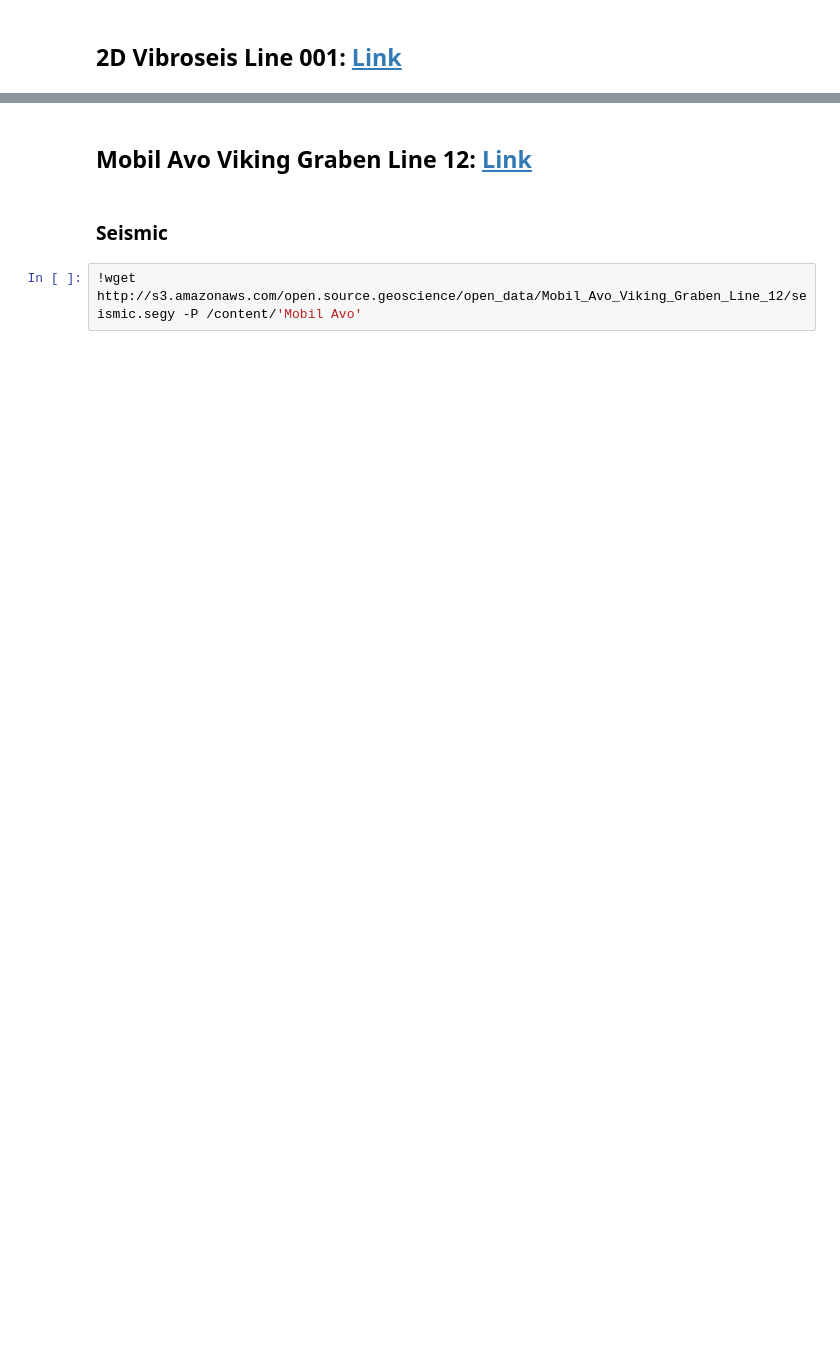
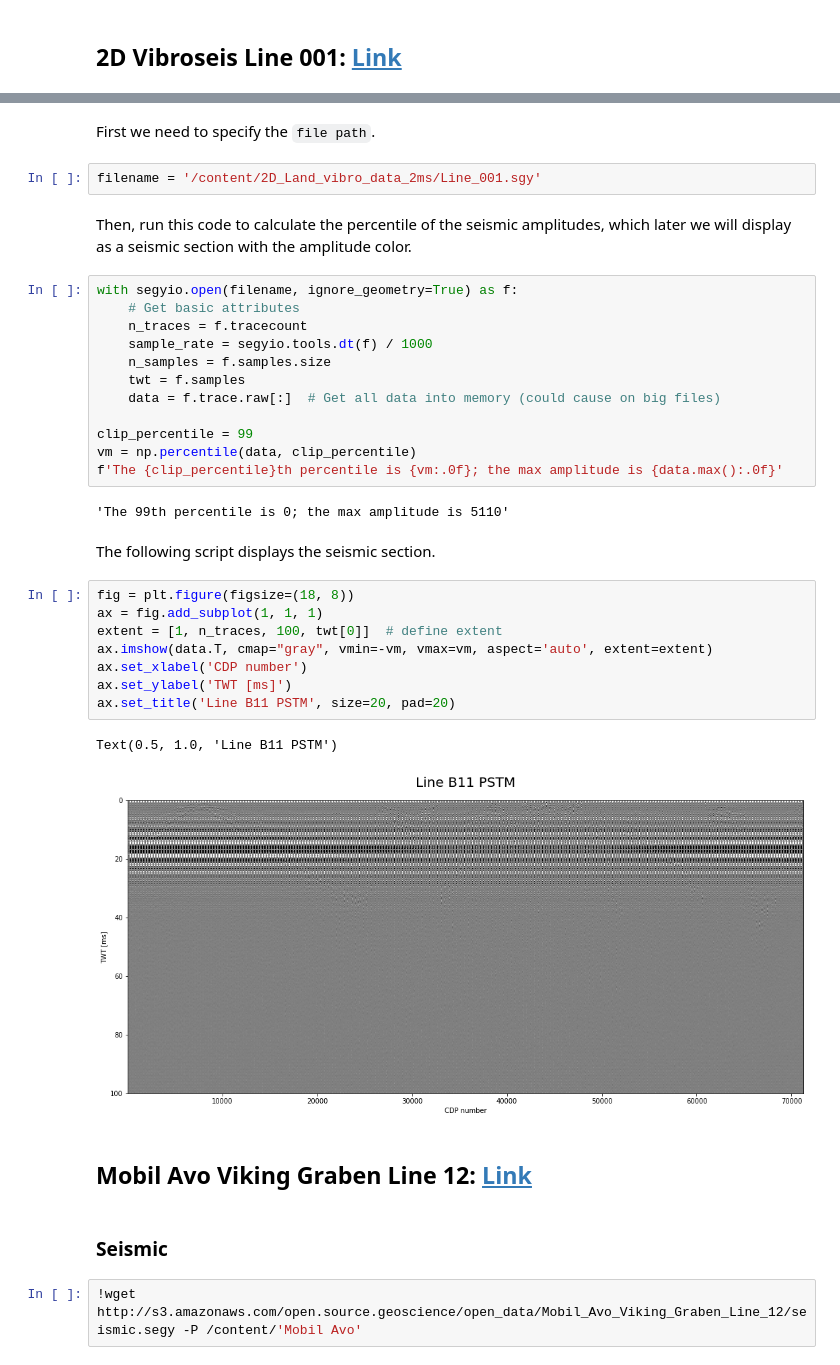
Before and after one commit to yohanesnuwara/open-geoscience-repository, a Jupyter notebook: how_to_open_seg_wiki.ipynb, the cells around one changed output, grey strips where cells are left out. Saved outputs shown, nothing was run; the diff lists cells and outputs as text; blank space fills up the shorter version.

```diff
--- a/how_to_open_seg_wiki.ipynb
+++ b/how_to_open_seg_wiki.ipynb
@@ -26,3 +45,36 @@ with tarfile.open('/content/2D_Land_vibro_data_2ms.tgz', 'r:gz') as tar:
+# %% [markdown]
+First we need to specify the `file path`.
+# %%
+filename = '/content/2D_Land_vibro_data_2ms/Line_001.sgy'
+# %% [markdown]
+Then, run this code to calculate the percentile of the seismic amplitudes, which later we will display as a seismic section with the amplitude color.
+# %%
+with segyio.open(filename, ignore_geometry=True) as f:
+    # Get basic attributes
+    n_traces = f.tracecount
+    sample_rate = segyio.tools.dt(f) / 1000
+    n_samples = f.samples.size
+    twt = f.samples
+    data = f.trace.raw[:]  # Get all data into memory (could cause on big files)
+
+clip_percentile = 99
+vm = np.percentile(data, clip_percentile)
+f'The {clip_percentile}th percentile is {vm:.0f}; the max amplitude is {data.max():.0f}'
+# %% [output]
+'The 99th percentile is 0; the max amplitude is 5110'
+# %% [markdown]
+The following script displays the seismic section.
+# %%
+fig = plt.figure(figsize=(18, 8))
+ax = fig.add_subplot(1, 1, 1)
+extent = [1, n_traces, 100, twt[0]]  # define extent
+ax.imshow(data.T, cmap="gray", vmin=-vm, vmax=vm, aspect='auto', extent=extent)
+ax.set_xlabel('CDP number')
+ax.set_ylabel('TWT [ms]')
+ax.set_title('Line B11 PSTM', size=20, pad=20)
+# %% [output]
+Text(0.5, 1.0, 'Line B11 PSTM')
+[figure, added]
 # %% [markdown]
 ## Mobil Avo Viking Graben Line 12: [Link](https://wiki.seg.org/wiki/Mobil_AVO_viking_graben_line_12)
 # %% [markdown]
```
Also changed, not shown: parts of 28 cells of this notebook.
